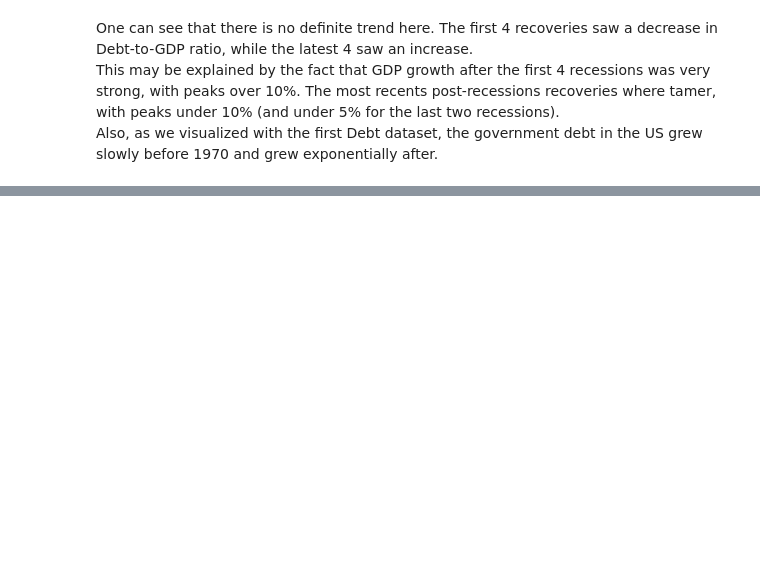
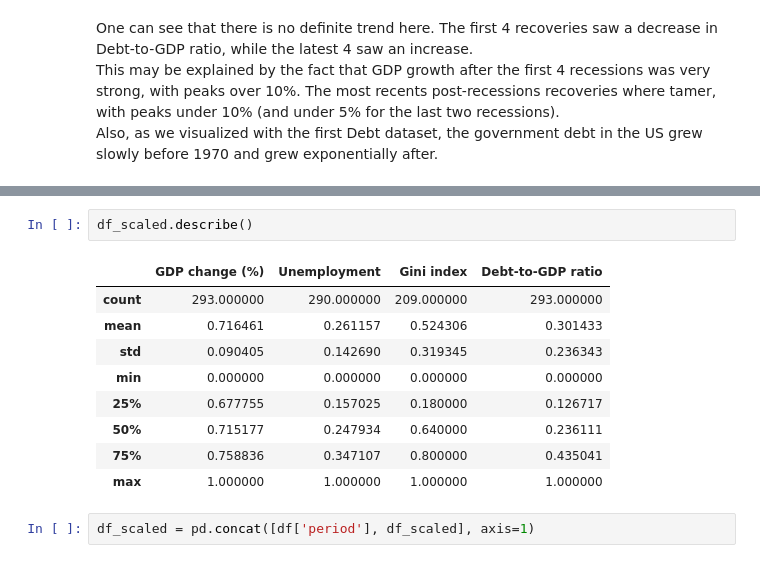
Before and after one commit to javierorman/recovery_economics, a Jupyter notebook: recovery_economics.ipynb, the cells around one changed output, grey strips where cells are left out. Drawn from its saved outputs; the diff is of its cells as text; blank space fills up the shorter version.

```diff
--- a/recovery_economics.ipynb
+++ b/recovery_economics.ipynb
@@ -697,0 +744,14 @@ Also, as we visualized with the first Debt dataset, the government debt in the U
+# %%
+df_scaled.describe()
+# %% [output]
+|  | GDP change (%) | Unemployment | Gini index | Debt-to-GDP ratio |
+| count | 293.000000 | 290.000000 | 209.000000 | 293.000000 |
+| mean | 0.716461 | 0.261157 | 0.524306 | 0.301433 |
+| std | 0.090405 | 0.142690 | 0.319345 | 0.236343 |
+| min | 0.000000 | 0.000000 | 0.000000 | 0.000000 |
+| 25% | 0.677755 | 0.157025 | 0.180000 | 0.126717 |
+| 50% | 0.715177 | 0.247934 | 0.640000 | 0.236111 |
+| 75% | 0.758836 | 0.347107 | 0.800000 | 0.435041 |
+| max | 1.000000 | 1.000000 | 1.000000 | 1.000000 |
+# %%
+df_scaled = pd.concat([df['period'], df_scaled], axis=1)
```
Also changed, not shown: parts of 19 cells of this notebook.
